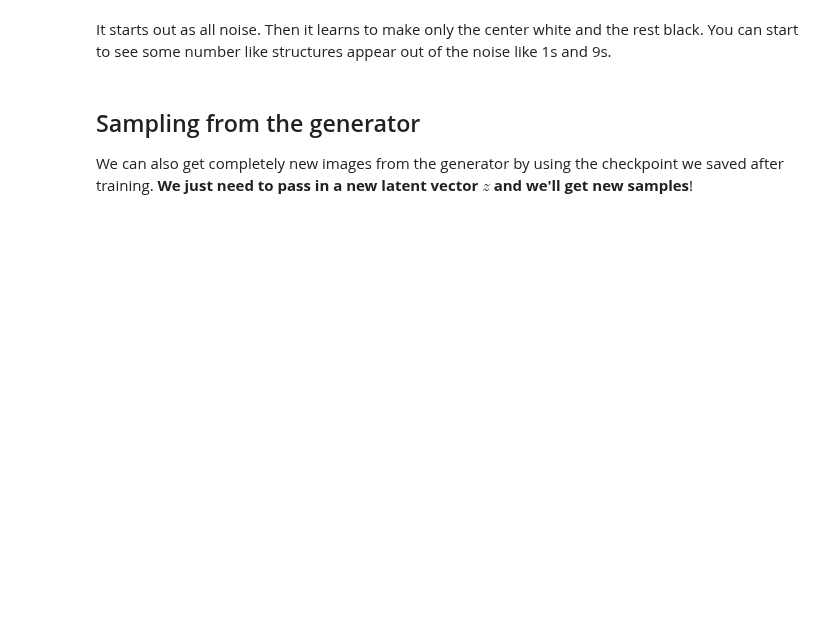
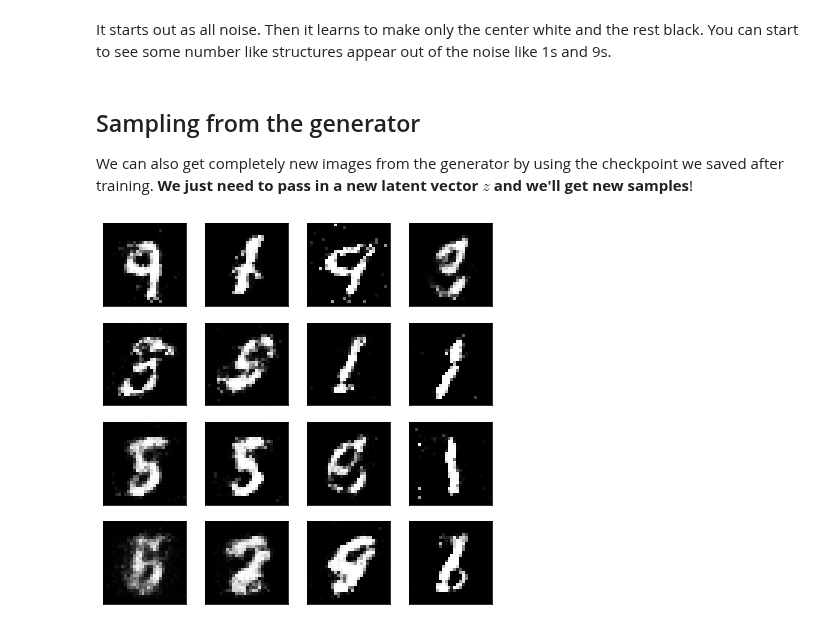
Before and after one commit to Foluwa/DLND, a Jupyter notebook: assignments/P5-GAN/L1-generative-adversarial-networks/MNIST_GAN_Exercise.ipynb, the cells around one changed output. Cells and saved outputs as stored; diff of their text form; code cells hidden in the pictures; blank space fills up the shorter version.

Commit message:
MNIST GAN: Complete Notebook
 - Complete all tasks
 -  Use GPU for training

```diff
--- a/assignments/P5-GAN/L1-generative-adversarial-networks/MNIST_GAN_Exercise.ipynb
+++ b/assignments/P5-GAN/L1-generative-adversarial-networks/MNIST_GAN_Exercise.ipynb
@@ -221,6 +233,10 @@ Generator(
   (leaky_relu_activation): LeakyReLU(negative_slope=0.2)
   (dropout_function): Dropout(p=0.3)
 )
+# %%
+if train_on_gpu:
+    D = D.cuda()
+    G = G.cuda()
 # %% [markdown]
 ---
 ## Discriminator and Generator Losses
@@ -266,8 +297,8 @@ import torch.optim as optim
 lr = 0.002
 
 # Create optimizers for the discriminator and generator
-d_optimizer =
-g_optimizer =
+d_optimizer = optim.Adam(D.parameters(), lr)
+g_optimizer = optim.Adam(G.parameters(), lr)
 # %% [markdown]
 ---
 ## Training
@@ -306,6 +337,8 @@ print_every = 400
 sample_size=16
 fixed_z = np.random.uniform(-1, 1, size=(sample_size, z_size))
 fixed_z = torch.from_numpy(fixed_z).float()
+if train_on_gpu:
+    fixed_z = fixed_z.cuda()
 
 # train the network
 D.train()
@@ -318,42 +351,63 @@ for epoch in range(num_epochs):
 
         ## Important rescaling step ##
         real_images = real_images*2 - 1  # rescale input images from [0,1) to [-1, 1)
+        if train_on_gpu:
+            real_images = real_images.cuda()
 
         # ============================================
         #            TRAIN THE DISCRIMINATOR
         # ============================================
+        d_optimizer.zero_grad()
 
         # 1. Train with real images
 
         # Compute the discriminator losses on real images
         # use smoothed labels
+        D_real = D(real_images)
+        d_real_loss = real_loss(D_out=D_real, smooth=True, train_on_gpu=train_on_gpu)
 
         # 2. Train with fake images
 
         # Generate fake images
         z = np.random.uniform(-1, 1, size=(batch_size, z_size))
         z = torch.from_numpy(z).float()
+        if train_on_gpu:
+            z = z.cuda()
         fake_images = G(z)
 
         # Compute the discriminator losses on fake images
+        D_fake = D(fake_images)
+        d_fake_loss = fake_loss(D_out=D_fake, train_on_gpu=train_on_gpu)
 
         # add up real and fake losses and perform backprop
-        d_loss =
-
+        d_loss = d_real_loss + d_fake_loss
+        d_loss.backward()
+        d_optimizer.step()
 
         # =========================================
         #            TRAIN THE GENERATOR
         # =========================================
+        g_optimizer.zero_grad()
 
         # 1. Train with fake images and flipped labels
 
         # Generate fake images
+        z = np.random.uniform(-1, 1, size=(batch_size, z_size))
+        z = torch.from_numpy(z).float()
+        if train_on_gpu:
+            z = z.cuda()
+        fake_images = G(z)
 
         # Compute the discriminator losses on fake images
         # using flipped labels!
+        D_fake = D(fake_images)
+        # use real loss to flip labels
+        # NOT RECOMMENDED: use proper flip labels instead
+        g_loss = real_loss(D_fake, train_on_gpu=train_on_gpu)
 
         # perform backprop
-        g_loss =
+        g_loss.backward()
+        g_optimizer.step()
 
 
         # Print some loss stats
@@ -432,13 +557,17 @@ We can also get completely new images from the generator by using the checkpoint
 # %%
 # randomly generated, new latent vectors
 sample_size=16
 rand_z = np.random.uniform(-1, 1, size=(sample_size, z_size))
 rand_z = torch.from_numpy(rand_z).float()
+if train_on_gpu:
+    rand_z = rand_z.cuda()
 
 G.eval() # eval mode
 # generated samples
 rand_images = G(rand_z)
 
 # 0 indicates the first set of samples in the passed in list
 # and we only have one batch of samples, here
 view_samples(0, [rand_images])
+# %% [output]
+[figure, added]
```
Also changed, not shown: parts of 13 cells of this notebook.
